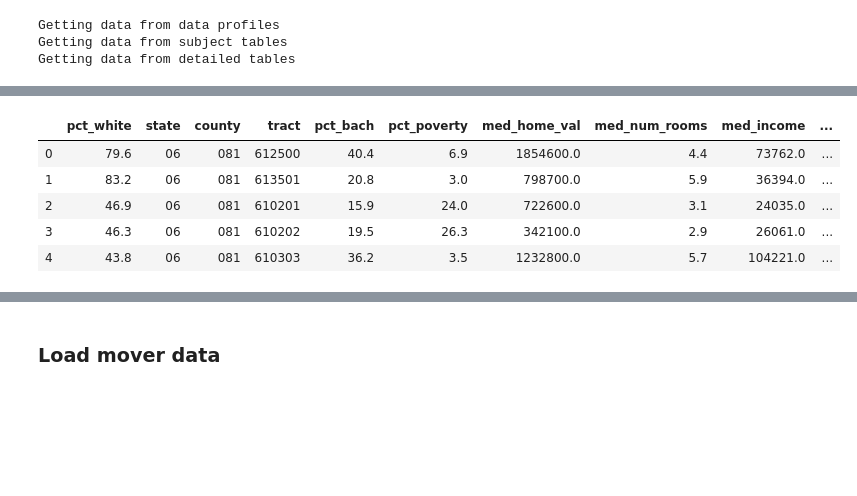
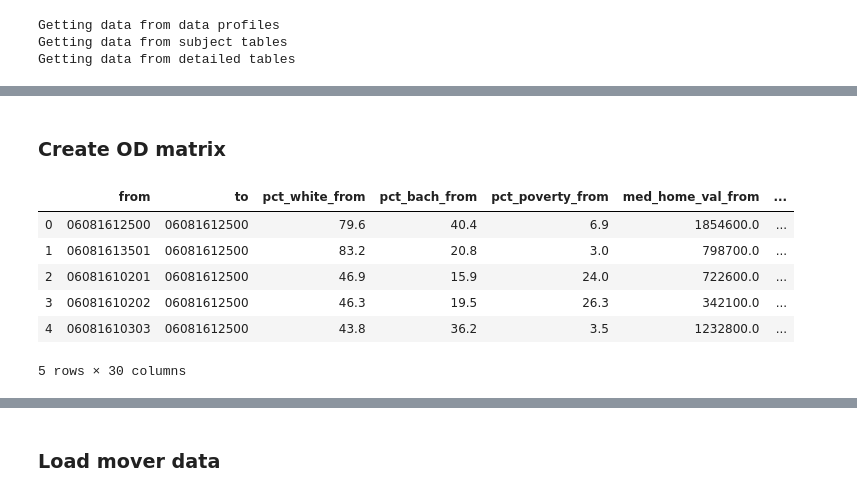
Before and after one commit to mxndrwgrdnr/infutor_wip, a Jupyter notebook: notebooks/relocation_amenity_deltas.ipynb, the cells around one changed output, grey strips where cells are left out. Saved outputs shown, nothing was run; the diff lists cells and outputs as text; code cells hidden in the pictures; blank space fills up the shorter version.

```diff
--- a/notebooks/relocation_amenity_deltas.ipynb
+++ b/notebooks/relocation_amenity_deltas.ipynb
@@ -103,9 +117,20 @@ land_use = pd.merge(land_use, parcels_jobs_access, on='tract_id')
+# %% [markdown]
+### Create OD matrix
+# %%
+mix = pd.MultiIndex.from_product([land_use.tract_id, land_use.tract_id], names=['from', 'to'])
+# %%
+ods = pd.DataFrame(index=mix).reset_index()
+# %%
+ods = ods.merge(land_use, left_on='from', right_on='tract_id')
+# %%
+ods = ods.merge(land_use, left_on='to', right_on='tract_id', suffixes=('_from', '_to'))
 # %%
-land_use.head()
+ods.head()
 # %% [output]
-|  | pct_white | state | county | tract | pct_bach | pct_poverty | med_home_val | med_num_rooms | med_income | ... |
-| 0 | 79.6 | 06 | 081 | 612500 | 40.4 | 6.9 | 1854600.0 | 4.4 | 73762.0 | ... |
-| 1 | 83.2 | 06 | 081 | 613501 | 20.8 | 3.0 | 798700.0 | 5.9 | 36394.0 | ... |
-| 2 | 46.9 | 06 | 081 | 610201 | 15.9 | 24.0 | 722600.0 | 3.1 | 24035.0 | ... |
-| 3 | 46.3 | 06 | 081 | 610202 | 19.5 | 26.3 | 342100.0 | 2.9 | 26061.0 | ... |
-| 4 | 43.8 | 06 | 081 | 610303 | 36.2 | 3.5 | 1232800.0 | 5.7 | 104221.0 | ... |
+|  | from | to | pct_white_from | pct_bach_from | pct_poverty_from | med_home_val_from | ... |
+| 0 | 06081612500 | 06081612500 | 79.6 | 40.4 | 6.9 | 1854600.0 | ... |
+| 1 | 06081613501 | 06081612500 | 83.2 | 20.8 | 3.0 | 798700.0 | ... |
+| 2 | 06081610201 | 06081612500 | 46.9 | 15.9 | 24.0 | 722600.0 | ... |
+| 3 | 06081610202 | 06081612500 | 46.3 | 19.5 | 26.3 | 342100.0 | ... |
+| 4 | 06081610303 | 06081612500 | 43.8 | 36.2 | 3.5 | 1232800.0 | ... |
+5 rows × 30 columns
```
Also changed, not shown: parts of 29 cells of this notebook.
